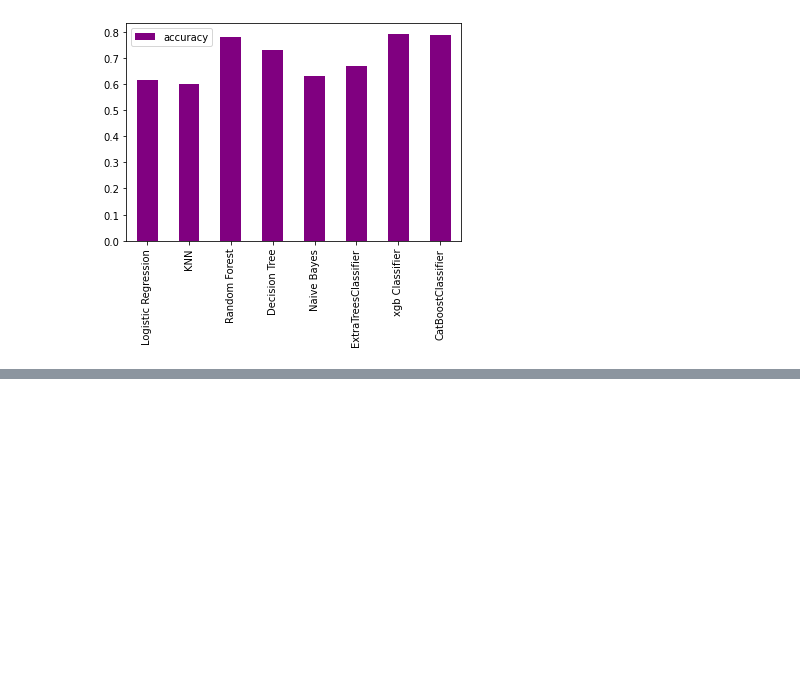
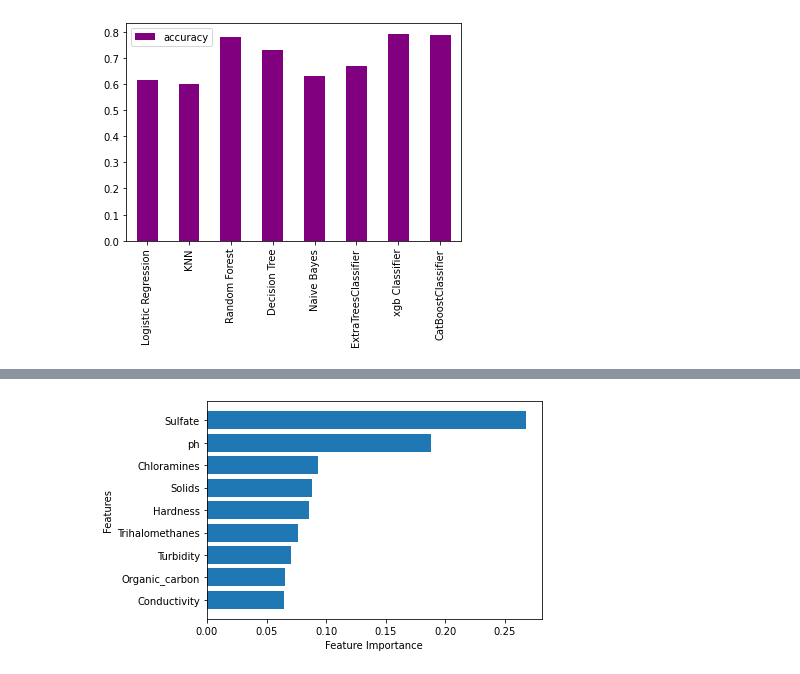
Before and after one commit to dan-mccarthy265/WaterProject, a Jupyter notebook: classifiers.ipynb, the cells around one changed output, grey strips where cells are left out. Cells and saved outputs as stored; diff of their text form; code cells hidden in the pictures; blank space fills up the shorter version.

Commit message:
feature importance

```diff
--- a/classifiers.ipynb
+++ b/classifiers.ipynb
@@ -182,3 +182,8 @@ model_compare.T.plot.bar(color="purple")
 # %% [output]
 <AxesSubplot:>
 [figure]
+# %%
+#best performing model is xgb Classifyer, so thats what we will tune
+model = XGBClassifier()
+model.fit(X_train,y_train)
+y_pred = model.predict(X_test)
@@ -184,0 +204,17 @@ model_compare.T.plot.bar(color="purple")
+# %%
+# Helper function for plotting feature importance
+def plot_features(columns, importances,n=20):
+    df = (pd.DataFrame({"features": columns,
+                       "feature_importances": importances})
+         .sort_values("feature_importances", ascending=False)
+         .reset_index(drop=True))
+    # Plot dataframe
+    fix, ax = plt.subplots()
+    ax.barh(df["features"][:n], df["feature_importances"][:20])
+    ax.set_ylabel("Features")
+    ax.set_xlabel("Feature Importance")
+    ax.invert_yaxis()
+# %%
+plot_features(df.drop(['Potability'],axis=1).columns, model.feature_importances_)
+# %% [output]
+[figure, added]
```
Also changed, not shown: parts of 2 cells of this notebook.
